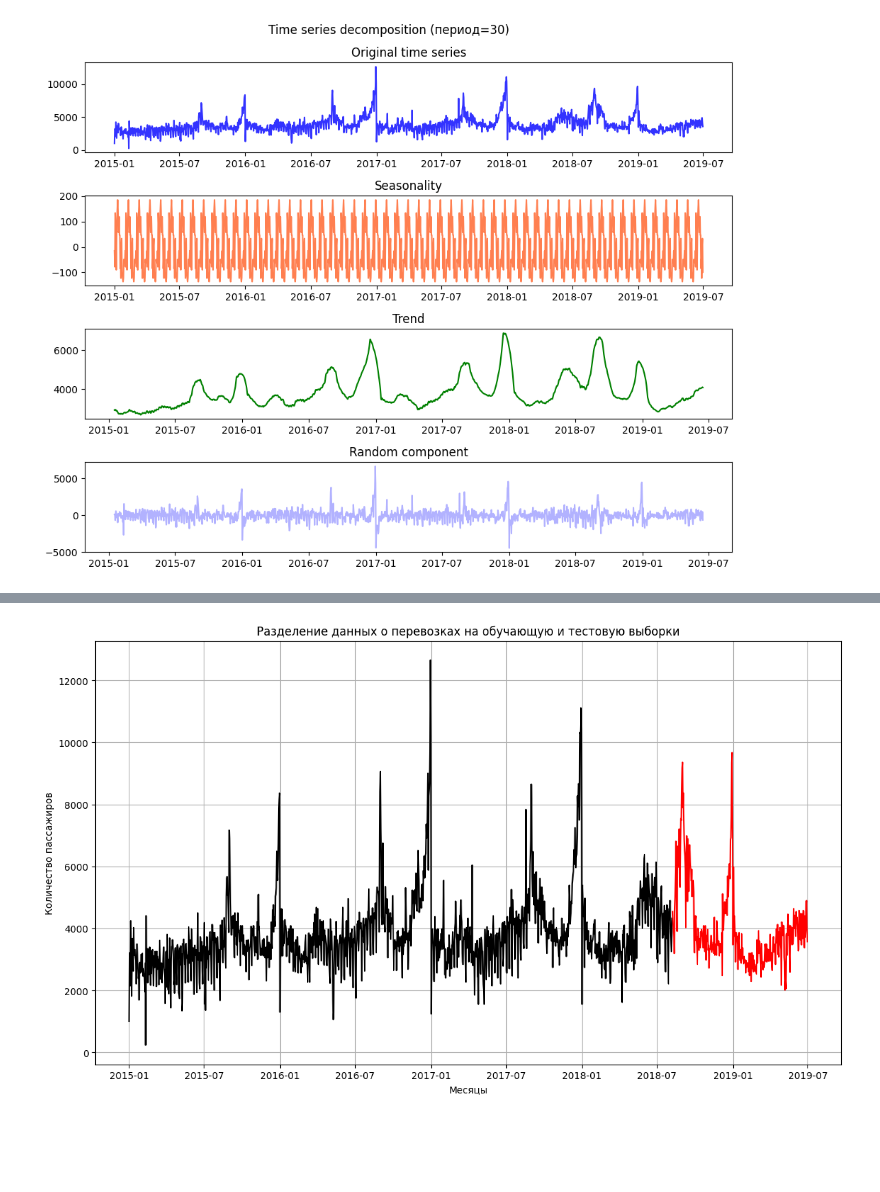
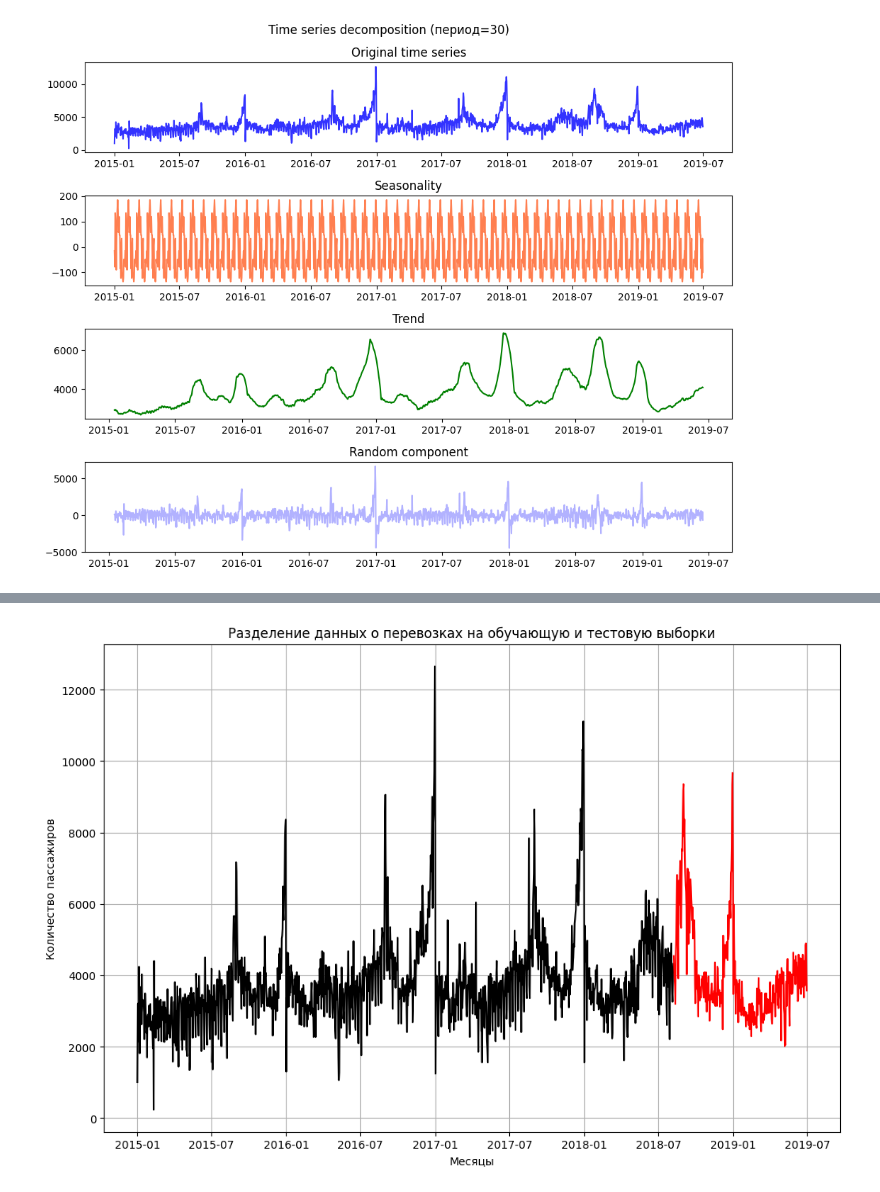
Before and after one commit to kek7777/Business_analysis, a Jupyter notebook: task_1.ipynb, the cells around one changed output, grey strips where cells are left out. Cells and saved outputs as stored; diff of their text form; code cells hidden in the pictures; blank space fills up the shorter version.

```diff
--- a/task_1.ipynb
+++ b/task_1.ipynb
@@ -199,21 +283,21 @@ train = data[:'2018-08-07']
 test = data['2018-08-08':]
 # %%
 # выведем эти данные на графике
-plt.figure(figsize=(14, 8))
+plt.figure(figsize=(12, 8))
 plt.plot(train, color = "black")
 plt.plot(test, color = "red")
 
 # заголовок и подписи к осям
 plt.title('Разделение данных о перевозках на обучающую и тестовую выборки')
 plt.ylabel('Количество пассажиров')
 plt.xlabel('Месяцы')
 
 # добавим сетку
 plt.grid()
 
 plt.show()
 # %% [output]
-[figure, old version]
+[figure, new version]
 # %%
 # импортируем функцию для автоматического подбора параметров модели ARIMA
 from pmdarima import auto_arima
```
Also changed, not shown: parts of 55 cells of this notebook, 2 other files.
